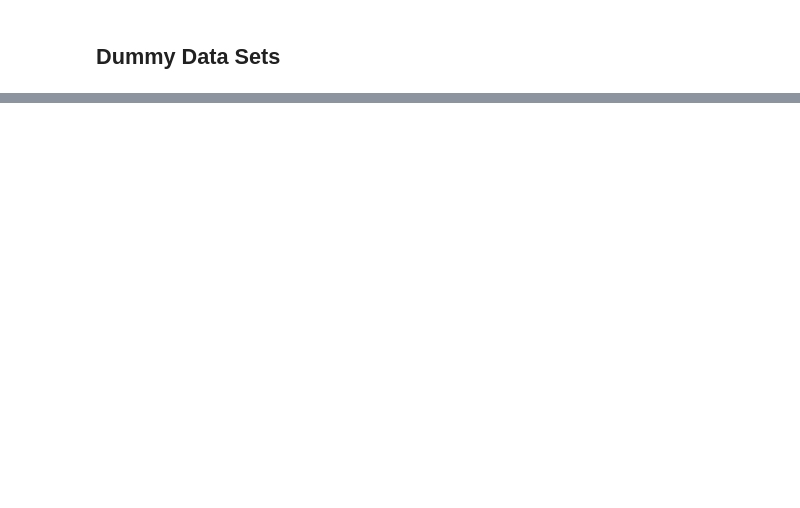
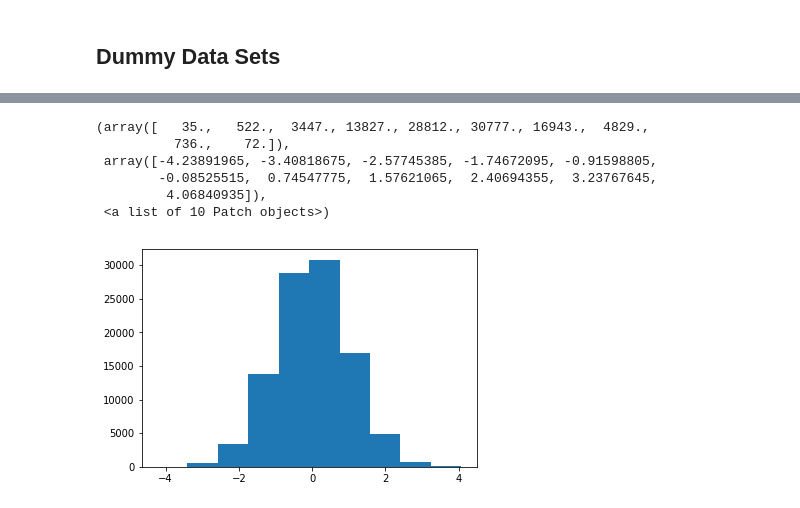
Before and after one commit to ameliendrez/machine-learning-data, a Jupyter notebook: My-Example/5. Data Cleaning - Funciones de distribución de probabilidades.ipynb, the cells around one changed output, grey strips where cells are left out. Saved outputs shown, nothing was run; the diff lists cells and outputs as text; code cells hidden in the pictures; blank space fills up the shorter version.

```diff
--- a/My-Example/5. Data Cleaning - Funciones de distribución de probabilidades.ipynb
+++ b/My-Example/5. Data Cleaning - Funciones de distribución de probabilidades.ipynb
@@ -176,2 +177,11 @@ result = pi_montecarlo(10000, 200)
 # %% [markdown]
 ## Dummy Data Sets
+# %%
+n = 100000
+data = pd.DataFrame(
+    {
+        'A' : np.random.randn(n),
+        'B' : 1.5 + 2.5 * np.random.randn(n),
+        'C' : np.random.uniform(5, 32, n)
+    }
+)
@@ -177,0 +209,10 @@ result = pi_montecarlo(10000, 200)
+# %%
+plt.hist(data["A"])
+# %% [output]
+(array([   35.,   522.,  3447., 13827., 28812., 30777., 16943.,  4829.,
+          736.,    72.]),
+ array([-4.23891965, -3.40818675, -2.57745385, -1.74672095, -0.91598805,
+        -0.08525515,  0.74547775,  1.57621065,  2.40694355,  3.23767645,
+         4.06840935]),
+ <a list of 10 Patch objects>)
+[figure, added]
```
Also changed, not shown: parts of 16 cells of this notebook, 1 other file.
